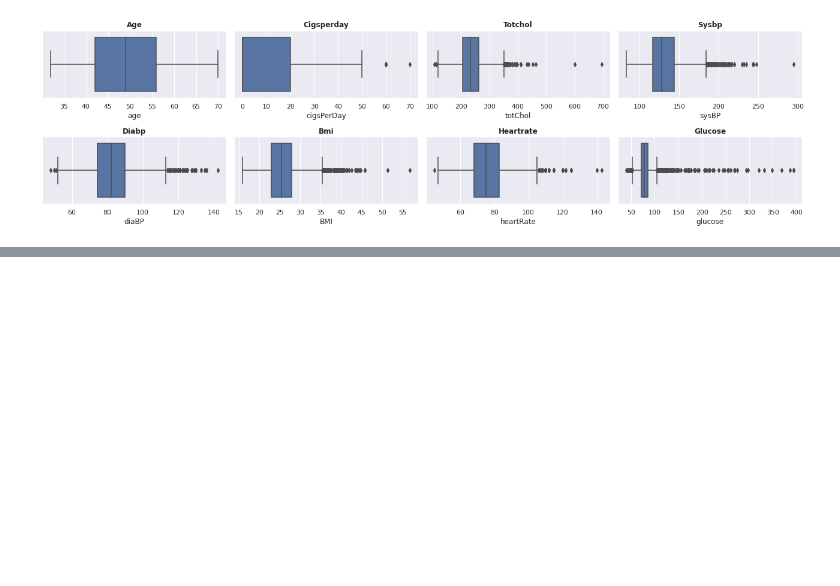
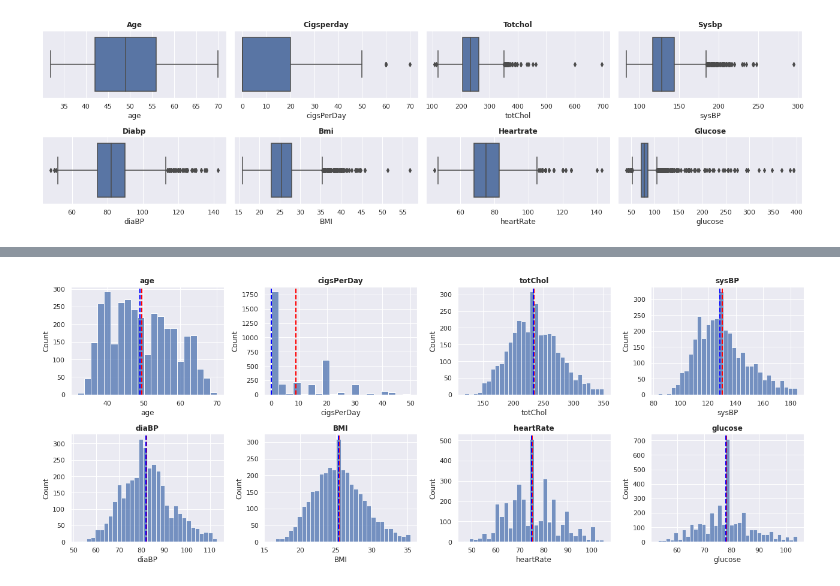
Before and after one commit to FarazAhmad2/Cardiovascular-Risk-Prediction, a Jupyter notebook: Cardiovascular_Risk_Prediction_Capstone_Project.ipynb, the cells around one changed output, grey strips where cells are left out. Saved outputs shown, nothing was run; the diff lists cells and outputs as text; code cells hidden in the pictures; blank space fills up the shorter version.

```diff
--- a/Cardiovascular_Risk_Prediction_Capstone_Project.ipynb
+++ b/Cardiovascular_Risk_Prediction_Capstone_Project.ipynb
@@ -225,0 +226,20 @@ for col in numeric_features:
+# %%
+# Data encoding
+encoder = {'sex':{'M':1, 'F':0},'is_smoking':{'YES':1, 'NO': 0}}
+
+# Label Encoding
+df1 = df1.replace(encoder)
+# %%
+# Visualizing the mean and median of numeric features
+
+plt.figure(figsize=(18,7))
+for n,col in enumerate(numeric_features):
+  feature = df1[col]
+  ax=plt.subplot(2, 4, n+1)
+  sns.histplot(feature)
+  ax.axvline(feature.mean(), color='red', linestyle='dashed', linewidth=2)
+  ax.axvline(feature.median(), color='blue', linestyle='dashed', linewidth=2)
+  plt.title(col,weight='bold')
+  plt.tight_layout()
+# %% [output]
+[figure, added]
```
Also changed, not shown: parts of 6 cells of this notebook.
